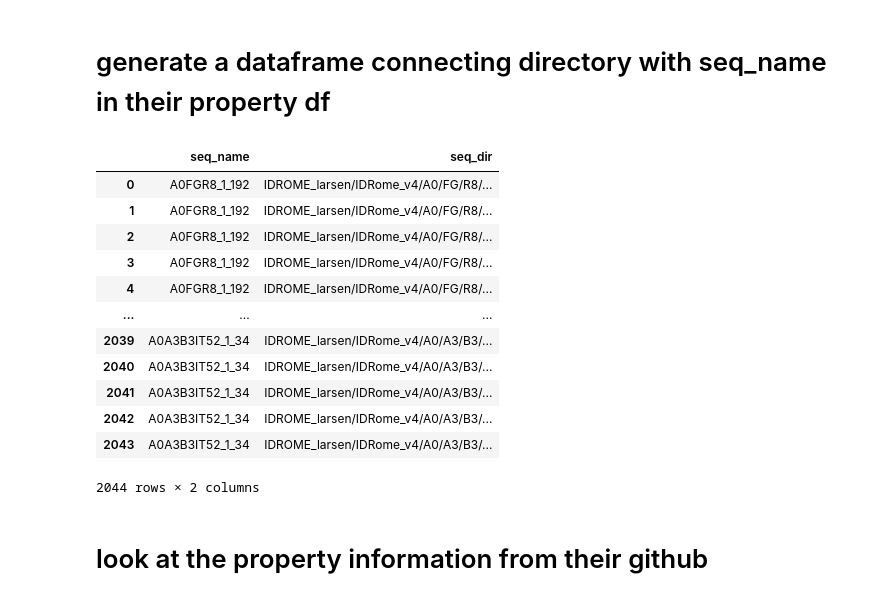
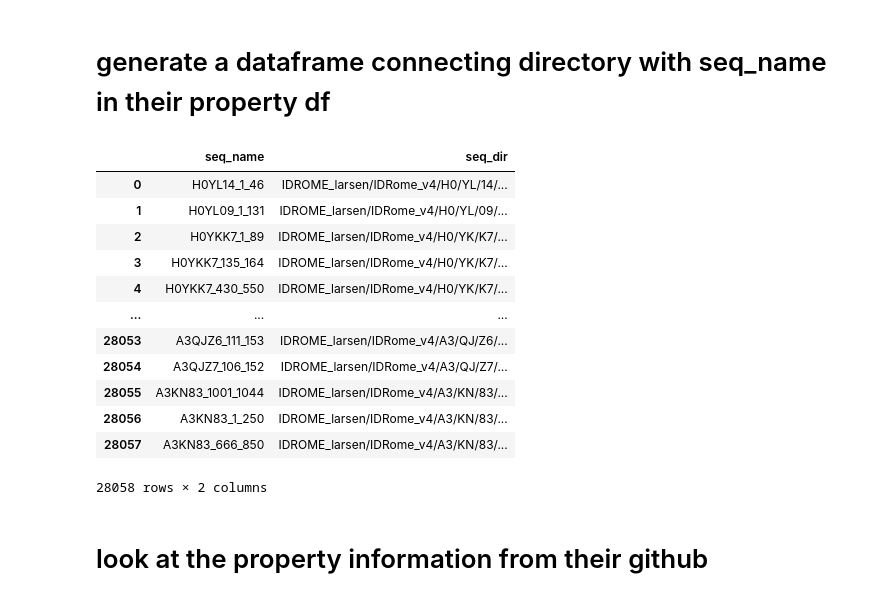
Before and after one commit to hshadman/larsen_paper_IDR_properties, a Jupyter notebook: idrome_.ipynb, the cells around one changed output. Saved outputs shown, nothing was run; the diff lists cells and outputs as text; code cells hidden in the pictures.

Commit message:
larsen paper

```diff
--- a/idrome_.ipynb
+++ b/idrome_.ipynb
@@ -11,27 +11,28 @@ import matplotlib.pyplot as plt
 # %%
 seq_name_list = []
 seq_name_dir = []
-for root, dirs, files in os.walk('IDROME_larsen/IDRome_v4/A0', topdown=False):
-   for name in files:
-       seq_name_list.append(''.join(root.split('/')[2:(len(root.split('/'))-1)]+['_']+[root.split('/')[len(root.split('/'))-1]]))
-       seq_name_dir.append(root)
+for root, dirs, files in os.walk('IDROME_larsen/IDRome_v4/', topdown=False):
+    for name in files:
+        seq_name_list.append(''.join(root.split('/')[2:(len(root.split('/'))-1)]+['_']+[root.split('/')[len(root.split('/'))-1]]))
+        seq_name_dir.append(root)
+        break
 seq_name_dir_df = pd.DataFrame(zip(seq_name_list,seq_name_dir),columns=['seq_name','seq_dir'])
 del seq_name_list, seq_name_dir
 seq_name_dir_df
 # %% [output]
 |  | seq_name | seq_dir |
-| 0 | A0FGR8_1_192 | IDROME_larsen/IDRome_v4/A0/FG/R8/... |
-| 1 | A0FGR8_1_192 | IDROME_larsen/IDRome_v4/A0/FG/R8/... |
-| 2 | A0FGR8_1_192 | IDROME_larsen/IDRome_v4/A0/FG/R8/... |
-| 3 | A0FGR8_1_192 | IDROME_larsen/IDRome_v4/A0/FG/R8/... |
-| 4 | A0FGR8_1_192 | IDROME_larsen/IDRome_v4/A0/FG/R8/... |
+| 0 | H0YL14_1_46 | IDROME_larsen/IDRome_v4/H0/YL/14/... |
+| 1 | H0YL09_1_131 | IDROME_larsen/IDRome_v4/H0/YL/09/... |
+| 2 | H0YKK7_1_89 | IDROME_larsen/IDRome_v4/H0/YK/K7/... |
+| 3 | H0YKK7_135_164 | IDROME_larsen/IDRome_v4/H0/YK/K7/... |
+| 4 | H0YKK7_430_550 | IDROME_larsen/IDRome_v4/H0/YK/K7/... |
 | ... | ... | ... |
-| 2039 | A0A3B3IT52_1_34 | IDROME_larsen/IDRome_v4/A0/A3/B3/... |
-| 2040 | A0A3B3IT52_1_34 | IDROME_larsen/IDRome_v4/A0/A3/B3/... |
-| 2041 | A0A3B3IT52_1_34 | IDROME_larsen/IDRome_v4/A0/A3/B3/... |
-| 2042 | A0A3B3IT52_1_34 | IDROME_larsen/IDRome_v4/A0/A3/B3/... |
-| 2043 | A0A3B3IT52_1_34 | IDROME_larsen/IDRome_v4/A0/A3/B3/... |
+| 28053 | A3QJZ6_111_153 | IDROME_larsen/IDRome_v4/A3/QJ/Z6/... |
+| 28054 | A3QJZ7_106_152 | IDROME_larsen/IDRome_v4/A3/QJ/Z7/... |
+| 28055 | A3KN83_1001_1044 | IDROME_larsen/IDRome_v4/A3/KN/83/... |
+| 28056 | A3KN83_1_250 | IDROME_larsen/IDRome_v4/A3/KN/83/... |
+| 28057 | A3KN83_666_850 | IDROME_larsen/IDRome_v4/A3/KN/83/... |
-2044 rows × 2 columns
+28058 rows × 2 columns
 # %% [markdown]
 # look at the property information from their github
 # %%
```
